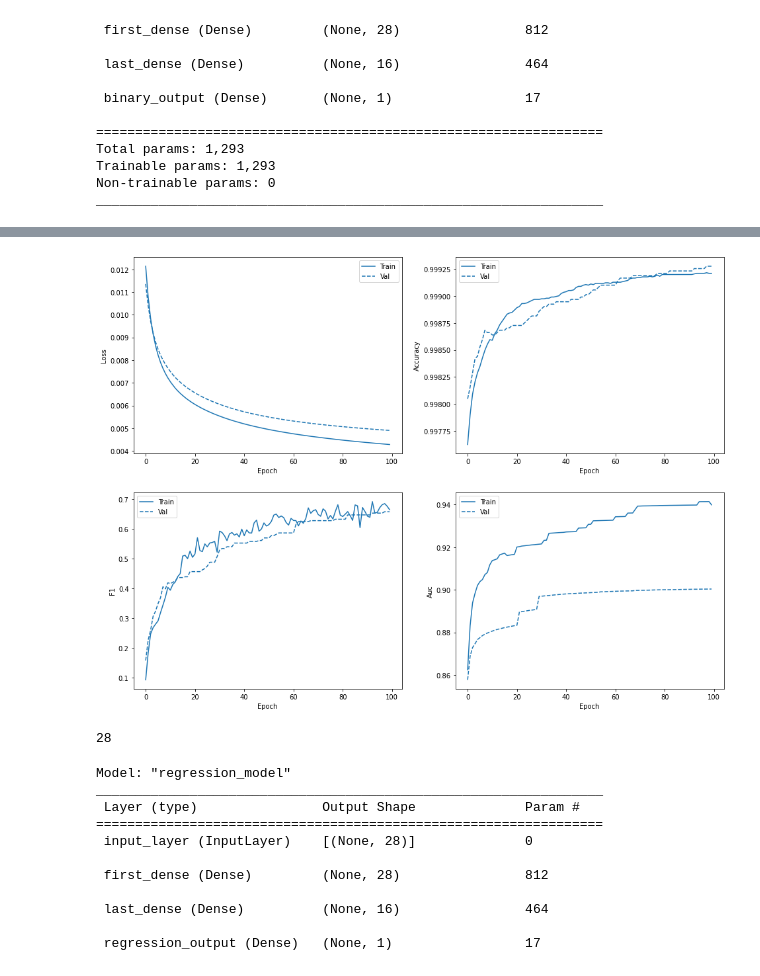
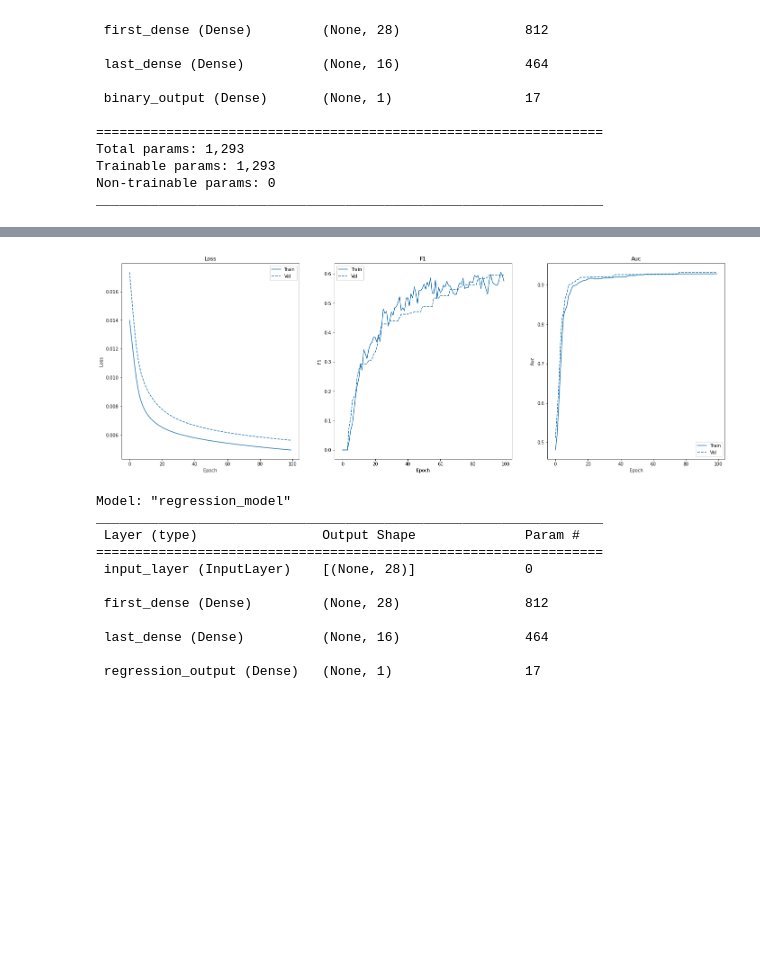
Before and after one commit to crmccambridge/mtl_example, a Jupyter notebook: mtl_example.ipynb, the cells around one changed output, grey strips where cells are left out. Drawn from its saved outputs; the diff is of its cells as text; code cells hidden in the pictures; blank space fills up the shorter version.

```diff
--- a/mtl_example.ipynb
+++ b/mtl_example.ipynb
@@ -45,2 +83,3 @@ colors = plt.rcParams['axes.prop_cycle'].by_key()['color']
 # %%
-df = pd.read_csv('creditcard.csv')
+df = pd.read_csv('creditcard.csv').drop(['Time'],axis=1)
+df
@@ -64,5 +100,5 @@ df2
 # %%
-train_df, test_df = train_test_split(df2, test_size=0.2)
+train_df, test_df = train_test_split(df, test_size=0.2)
 train_df, val_df = train_test_split(train_df, test_size=0.2)
 
 target1 = ['Class']
@@ -131,6 +167,6 @@ Trainable params: 1,293
 Non-trainable params: 0
 _________________________________________________________________
 # %%
-binary_model.compile(optimizer=SGD(learning_rate=.01),loss=BinaryCrossentropy(),metrics=[BinaryAccuracy(name='accuracy'),f1,AUC(name='auc')])
+binary_model.compile(optimizer=SGD(learning_rate=.01),loss=BinaryCrossentropy(),metrics=[f1,AUC(name='auc')])
 
-binary_history = binary_model.fit(x_train,y1_train,batch_size=batch_size,epochs=epochs,callbacks=[early_stopping],validation_data=(x_val, y1_val))
+binary_history = binary_model.fit(x_train,y1_train,batch_size=batch_size,epochs=epochs,callbacks=[early_stopping],validation_data=(x_val, y1_val),verbose=0)
@@ -171,7 +178,7 @@ def plot_binary_metrics(history):
 # %%
-plot_binary_metrics(binary_history)
+plot_history_metrics(binary_history)
 # %% [output]
-[figure, old version]
+[figure, new version]
 # %%
 def build_regression_model():
     input_layer = Input(shape=(x_train.shape[-1],), name="input_layer")
@@ -186,10 +193,6 @@ def build_regression_model():
     model = Model(inputs=input_layer,outputs=regression_output,name="regression_model")
 
     return model
-# %%
-x_train.shape[-1]
-# %% [output]
-28
 # %%
 regression_model = build_regression_model()
 
```
Also changed, not shown: parts of 26 cells of this notebook.
